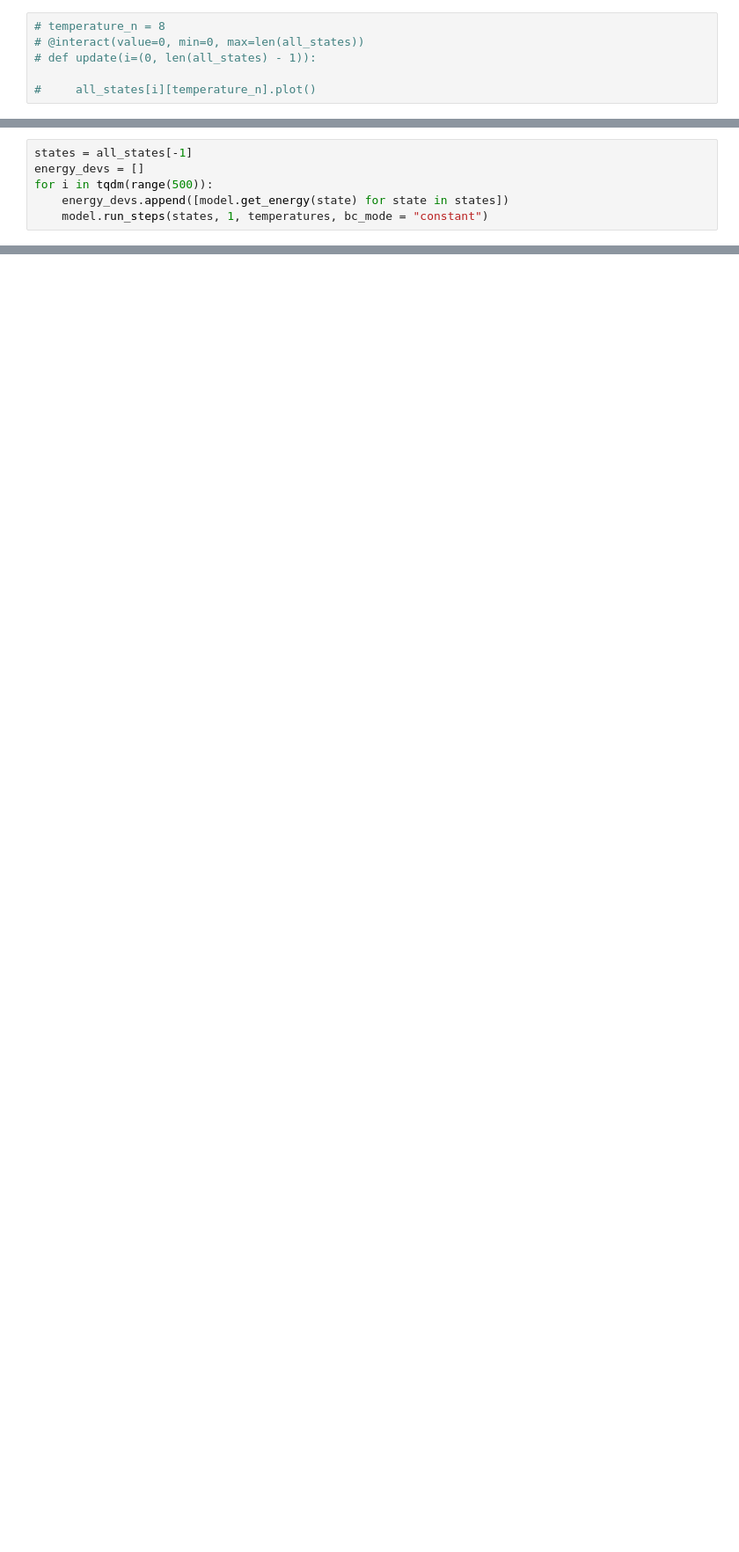
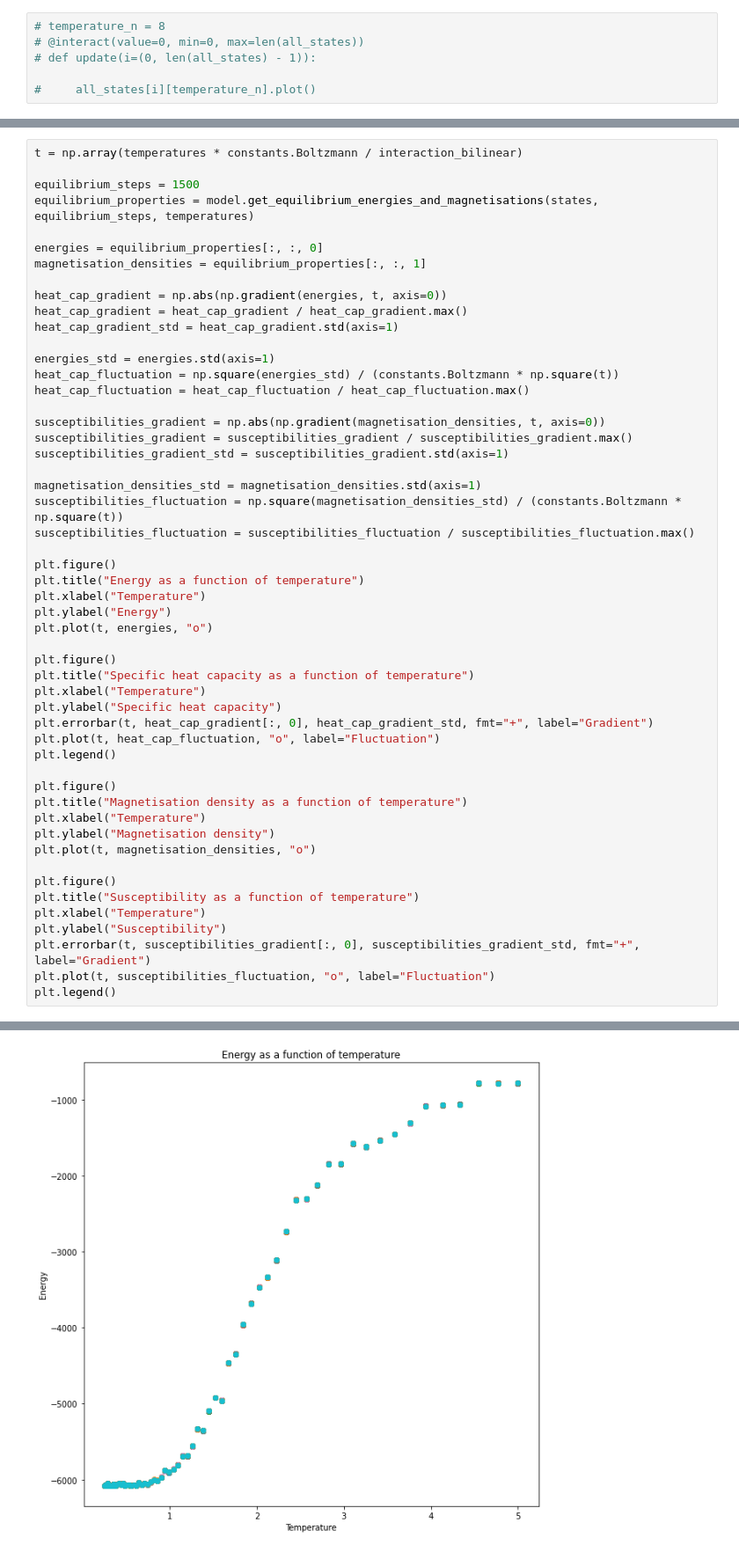
Before and after one commit to JeppeKlitgaard/Jackpot, a Jupyter notebook: workbench.ipynb, the cells around one changed output, grey strips where cells are left out. Shown at 88% size. Drawn from its saved outputs; the diff is of its cells as text; blank space fills up the shorter version.

```diff
--- a/workbench.ipynb
+++ b/workbench.ipynb
@@ -99,6 +101,0 @@ plt.scatter(x, y)
-# %%
-states = all_states[-1]
-energy_devs = []
-for i in tqdm(range(500)):
-    energy_devs.append([model.get_energy(state) for state in states])
-    model.run_steps(states, 1, temperatures, bc_mode = "constant")
@@ -212,0 +102,53 @@ ValueError: x and y can be no greater than 2D, but have shapes (32,) and (32, 64
+# %%
+t = np.array(temperatures * constants.Boltzmann / interaction_bilinear)
+
+equilibrium_steps = 1500
+equilibrium_properties = model.get_equilibrium_energies_and_magnetisations(states, equilibrium_steps, temperatures)
+
+energies = equilibrium_properties[:, :, 0]
+magnetisation_densities = equilibrium_properties[:, :, 1]
+
+heat_cap_gradient = np.abs(np.gradient(energies, t, axis=0))
+heat_cap_gradient = heat_cap_gradient / heat_cap_gradient.max()
+heat_cap_gradient_std = heat_cap_gradient.std(axis=1)
+
+energies_std = energies.std(axis=1)
+heat_cap_fluctuation = np.square(energies_std) / (constants.Boltzmann * np.square(t))
+heat_cap_fluctuation = heat_cap_fluctuation / heat_cap_fluctuation.max()
+
+susceptibilities_gradient = np.abs(np.gradient(magnetisation_densities, t, axis=0))
+susceptibilities_gradient = susceptibilities_gradient / susceptibilities_gradient.max()
+susceptibilities_gradient_std = susceptibilities_gradient.std(axis=1)
+
+magnetisation_densities_std = magnetisation_densities.std(axis=1)
+susceptibilities_fluctuation = np.square(magnetisation_densities_std) / (constants.Boltzmann * np.square(t))
+susceptibilities_fluctuation = susceptibilities_fluctuation / susceptibilities_fluctuation.max()
+
+plt.figure()
+plt.title("Energy as a function of temperature")
+plt.xlabel("Temperature")
+plt.ylabel("Energy")
+plt.plot(t, energies, "o")
+
+plt.figure()
+plt.title("Specific heat capacity as a function of temperature")
+plt.xlabel("Temperature")
+plt.ylabel("Specific heat capacity")
+plt.errorbar(t, heat_cap_gradient[:, 0], heat_cap_gradient_std, fmt="+", label="Gradient")
+plt.plot(t, heat_cap_fluctuation, "o", label="Fluctuation")
+plt.legend()
+
+plt.figure()
+plt.title("Magnetisation density as a function of temperature")
+plt.xlabel("Temperature")
+plt.ylabel("Magnetisation density")
+plt.plot(t, magnetisation_densities, "o")
+
+plt.figure()
+plt.title("Susceptibility as a function of temperature")
+plt.xlabel("Temperature")
+plt.ylabel("Susceptibility")
+plt.errorbar(t, susceptibilities_gradient[:, 0], susceptibilities_gradient_std, fmt="+", label="Gradient")
+plt.plot(t, susceptibilities_fluctuation, "o", label="Fluctuation")
+plt.legend()
+# %% [output]
@@ -212,0 +156 @@ ValueError: x and y can be no greater than 2D, but have shapes (32,) and (32, 64
+[figure, added]
```
Also changed, not shown: parts of 10 cells of this notebook, 3 other files.
